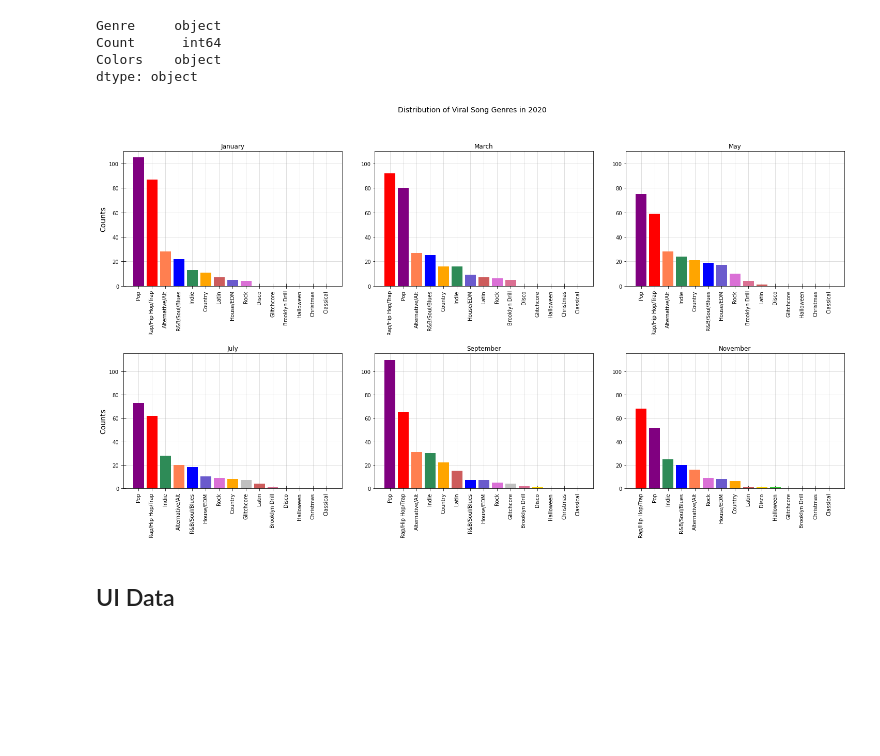
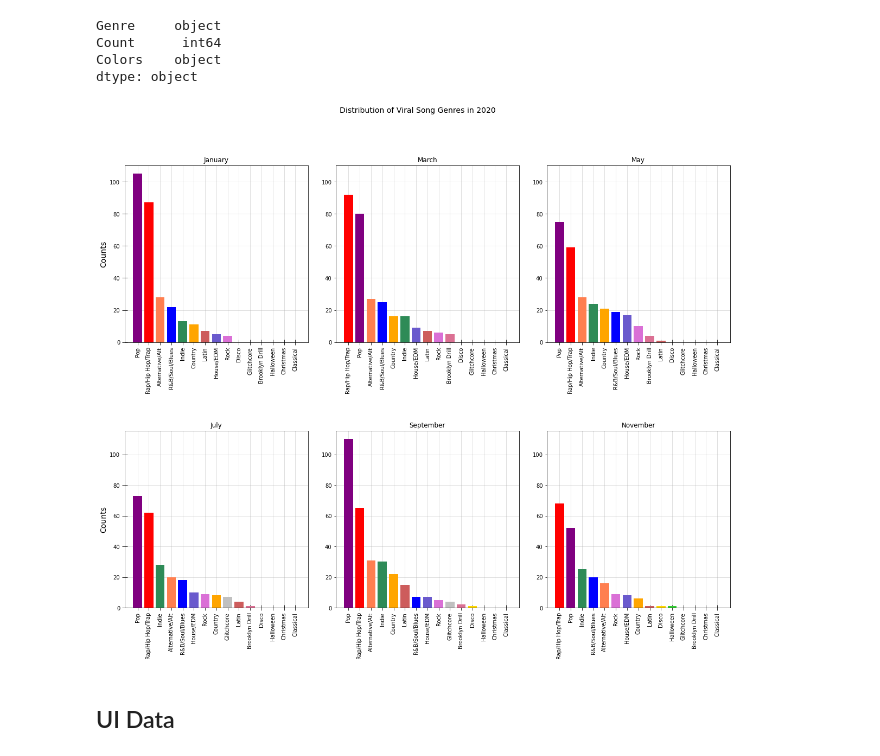
Before and after one commit to Teablee/project-one, a Jupyter notebook: graphs.ipynb, the cells around one changed output. Saved outputs shown, nothing was run; the diff lists cells and outputs as text; code cells hidden in the pictures; blank space fills up the shorter version.

Commit message:
added more graphs

```diff
--- a/graphs.ipynb
+++ b/graphs.ipynb
@@ -607,7 +607,7 @@ nov_x = sorted_nov_viral_genre_df['Genre']
 nov_y = sorted_nov_viral_genre_df['Count']
 
 # fig, (ax1,ax2,ax3,ax4,ax5,ax6) = plt.subplots(2,3, sharey=True)
-fig = plt.figure()
+fig = plt.figure(figsize = (20, 15))
 fig.add_axes()
 
 ax1 = fig.add_subplot(231)
@@ -667,36 +667,36 @@ ax5.tick_params(axis='x', direction='inout', length=10, labelrotation=90)
 ax5.set(title="September")
 # ax5.set_xlabel('Genre', fontsize=14)
 # ax5.set_ylabel('Counts', fontsize=14)
 
 
 ax6 = fig.add_subplot(236, sharey=ax4)
 ax6.bar(nov_x, nov_y, color=nov_colors, zorder=2)
 ax6.grid(alpha=0.5, zorder=0)
 ax6.xaxis.set(ticks=range(len(nov_x)))
 # ax1.setxticklabels(jan_x, rotation=90)
 # ax6.tick_params(axis='y', direction='inout', length=10)
 ax6.tick_params(axis='x', direction='inout', length=10, labelrotation=90)
 ax6.set(title="November")
 # ax6.set_xlabel('Genre', fontsize=12)
 # ax6.set_ylabel('Counts', fontsize=14)
 
 fig.suptitle('Distribution of Viral Song Genres in 2020', fontsize=14)
 
 plt.subplots_adjust(left=None, bottom=None, right=None, top=None, wspace=0.15, hspace=0.5)
 # plt.bar(names, values, color=['red', 'blue', 'purple', 'orchid', 'orange', 'indianred', 'gold', 'seagreen', 'slateblue', 'coral', 'silver', 'palevioletred', 'limegreen'], zorder=2)
 # plt.xticks(rotation=90, size=14)
 # plt.grid(alpha=0.5, zorder=0)
 # plt.yticks(size=14)
 # plt.ylabel("Counts", size=14)
 # plt.title("Total Distribution of Viral Song Genres for Sampled Months in 2020", size=18)
 # plt.setp(axa.xaxis.get_majorticklabels(), rotation=95)
 # plt.subplot(221)
 
-plt.gcf().set_size_inches(25,12)
+plt.gcf()
 plt.show()
-fig.savefig('total_months_viral_genre.png', facecolor='w')
+fig.savefig('total_months_viral_genre.jpg', facecolor='w', dpi=400)
 # %% [output]
-[figure, old version]
+[figure, new version]
 # %%
 pd.options.plotting.backend = "plotly"
 
```
Also changed, not shown: parts of 12 cells of this notebook, 18 other files.
